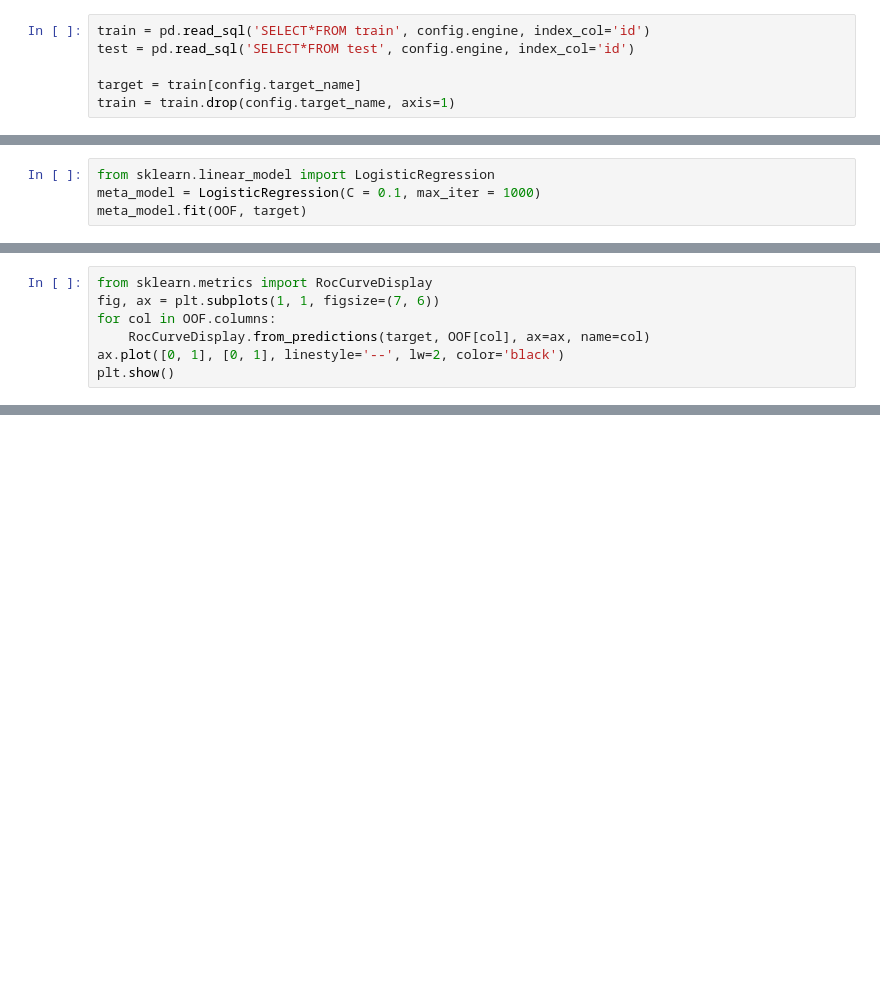
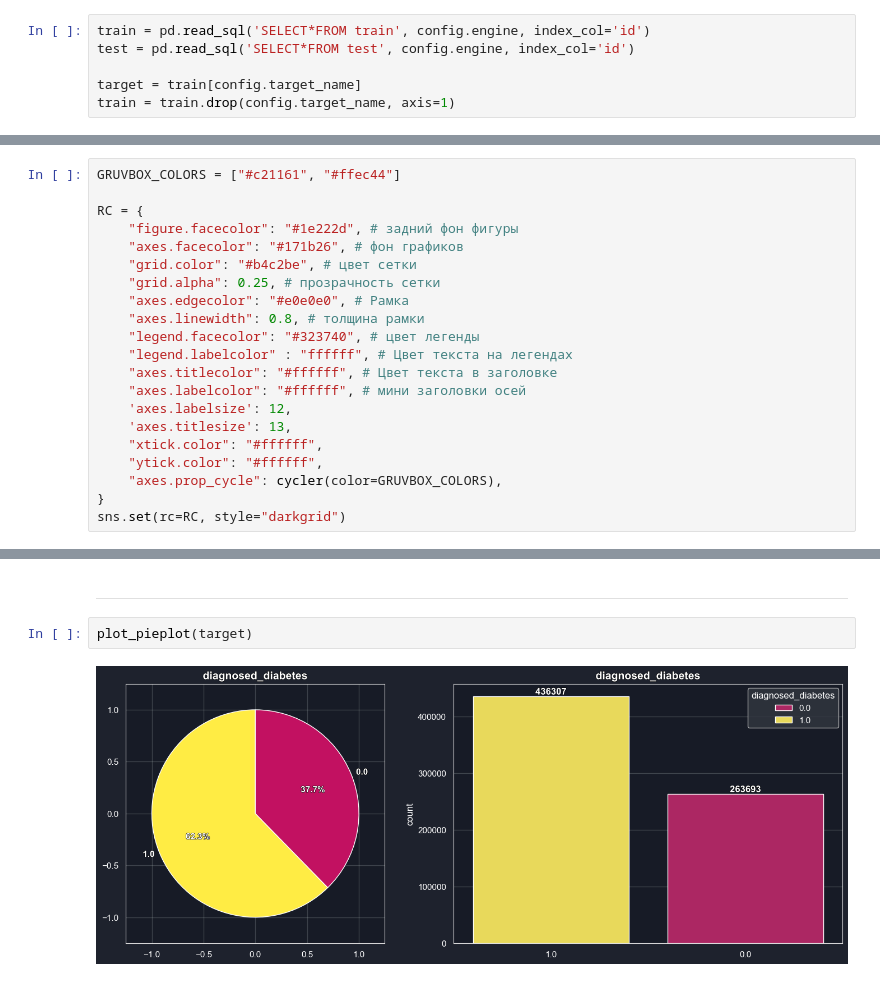
Before and after one commit to EngeloX/Diabetes_Prediction, a Jupyter notebook: Notebooks/Data_Analysis.ipynb, the cells around one changed output, grey strips where cells are left out. Cells and saved outputs as stored; diff of their text form; blank space fills up the shorter version.

```diff
--- a/Notebooks/Data_Analysis.ipynb
+++ b/Notebooks/Data_Analysis.ipynb
@@ -570,4 +21,0 @@ OOF['LGBM'] = lgbm_oof
-# %%
-from sklearn.linear_model import LogisticRegression
-meta_model = LogisticRegression(C = 0.1, max_iter = 1000)
-meta_model.fit(OOF, target)
@@ -582,7 +21,0 @@ plot_importance(lr_imp)
-# %%
-from sklearn.metrics import RocCurveDisplay
-fig, ax = plt.subplots(1, 1, figsize=(7, 6))
-for col in OOF.columns:
-    RocCurveDisplay.from_predictions(target, OOF[col], ax=ax, name=col)
-ax.plot([0, 1], [0, 1], linestyle='--', lw=2, color='black')
-plt.show()
@@ -618,0 +30,21 @@ create_submission(y_preds_proba, 'naive_catboost')
+# %%
+GRUVBOX_COLORS = ["#c21161", "#ffec44"]
+
+RC = {
+    "figure.facecolor": "#1e222d", # задний фон фигуры
+    "axes.facecolor": "#171b26", # фон графиков
+    "grid.color": "#b4c2be", # цвет сетки
+    "grid.alpha": 0.25, # прозрачность сетки
+    "axes.edgecolor": "#e0e0e0", # Рамка
+    "axes.linewidth": 0.8, # толщина рамки
+    "legend.facecolor": "#323740", # цвет легенды
+    "legend.labelcolor" : "ffffff", # Цвет текста на легендах
+    "axes.titlecolor": "#ffffff", # Цвет текста в заголовке
+    "axes.labelcolor": "#ffffff", # мини заголовки осей
+    'axes.labelsize': 12,
+    'axes.titlesize': 13,
+    "xtick.color": "#ffffff",
+    "ytick.color": "#ffffff",
+    "axes.prop_cycle": cycler(color=GRUVBOX_COLORS),
+}
+sns.set(rc=RC, style="darkgrid")
@@ -618,0 +248,6 @@ create_submission(y_preds_proba, 'naive_catboost')
+# %% [markdown]
+-------
+# %%
+plot_pieplot(target)
+# %% [output]
+[figure, added]
```
Also changed, not shown: parts of 69 cells of this notebook.
